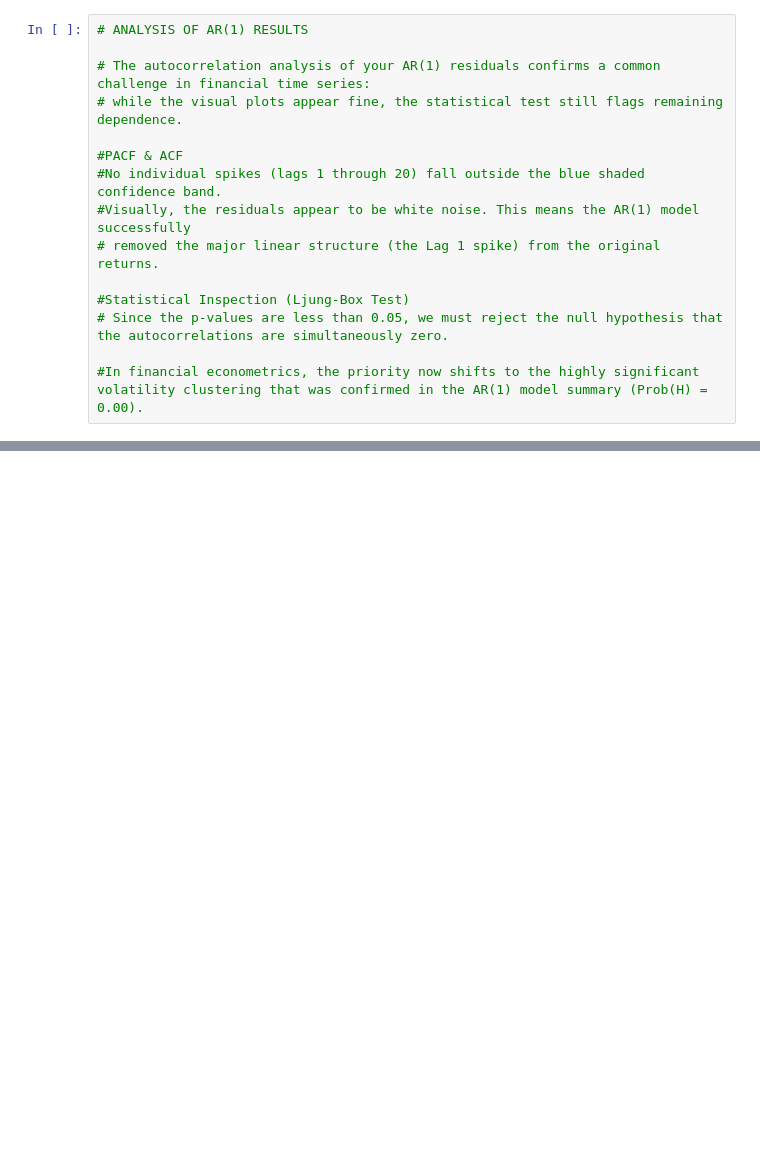
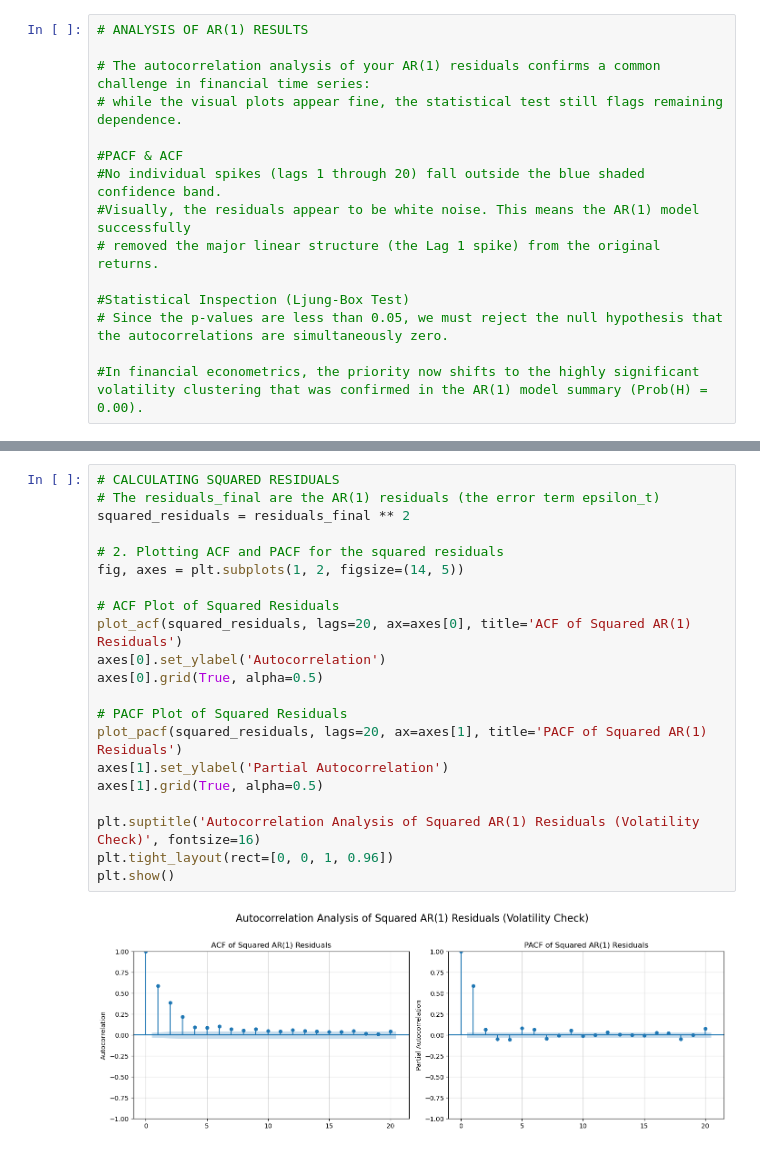
Before and after one commit to Selam-a11y/project-TimeSeries, a Jupyter notebook: NEW_timeseriesproject.ipynb, the cells around one changed output, grey strips where cells are left out. Saved outputs shown, nothing was run; the diff lists cells and outputs as text; blank space fills up the shorter version.

```diff
--- a/NEW_timeseriesproject.ipynb
+++ b/NEW_timeseriesproject.ipynb
@@ -342,0 +376,23 @@ plt.show()
+# %%
+# CALCULATING SQUARED RESIDUALS
+# The residuals_final are the AR(1) residuals (the error term epsilon_t)
+squared_residuals = residuals_final ** 2
+
+# 2. Plotting ACF and PACF for the squared residuals
+fig, axes = plt.subplots(1, 2, figsize=(14, 5))
+
+# ACF Plot of Squared Residuals
+plot_acf(squared_residuals, lags=20, ax=axes[0], title='ACF of Squared AR(1) Residuals')
+axes[0].set_ylabel('Autocorrelation')
+axes[0].grid(True, alpha=0.5)
+
+# PACF Plot of Squared Residuals
+plot_pacf(squared_residuals, lags=20, ax=axes[1], title='PACF of Squared AR(1) Residuals')
+axes[1].set_ylabel('Partial Autocorrelation')
+axes[1].grid(True, alpha=0.5)
+
+plt.suptitle('Autocorrelation Analysis of Squared AR(1) Residuals (Volatility Check)', fontsize=16)
+plt.tight_layout(rect=[0, 0, 1, 0.96])
+plt.show()
+# %% [output]
+[figure, added]
```
Also changed, not shown: parts of 12 cells of this notebook.
